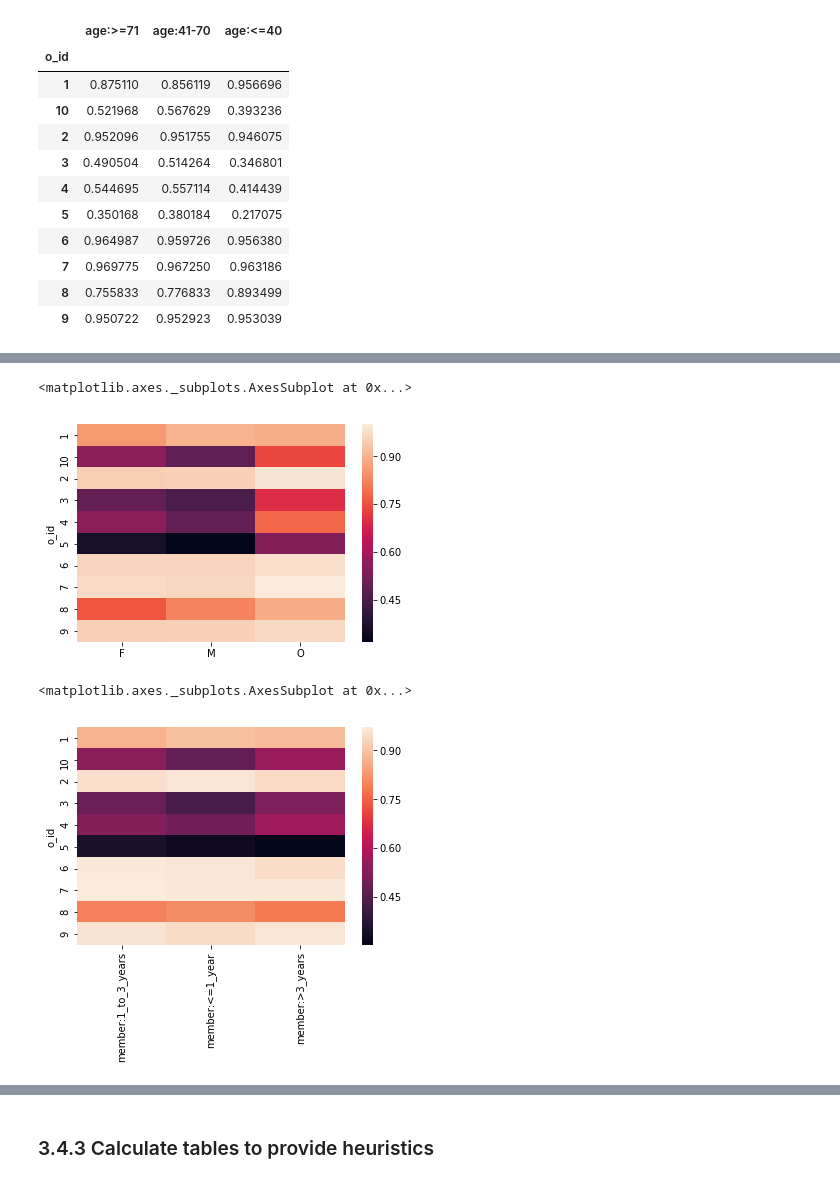
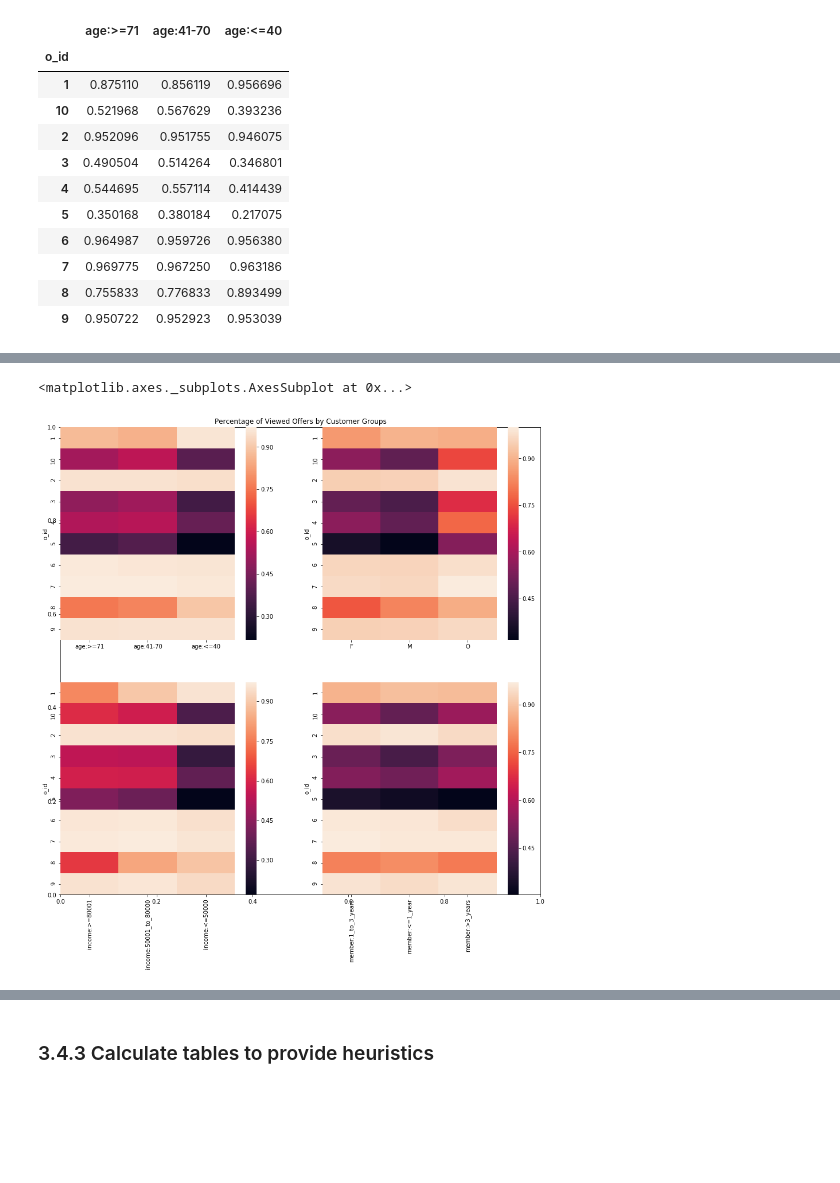
Before and after one commit to cr8zysheila/Starbucks, a Jupyter notebook: Starbucks_Capstone_notebook.ipynb, the cells around one changed output, grey strips where cells are left out. Saved outputs shown, nothing was run; the diff lists cells and outputs as text; code cells hidden in the pictures; blank space fills up the shorter version.

```diff
--- a/Starbucks_Capstone_notebook.ipynb
+++ b/Starbucks_Capstone_notebook.ipynb
@@ -716,10 +735,15 @@ sns.heatmap(heatmap_grid(offer_received, 'o_id', 'income', 'viewed'))
-# %%
-sns.heatmap(heatmap_grid(offer_received, 'o_id', 'gender', 'viewed'))
-# %% [output]
-<matplotlib.axes._subplots.AxesSubplot at 0x...>
-[figure, removed]
-# %%
-sns.heatmap(heatmap_grid(offer_received, 'o_id', 'member_months', 'viewed'))
-# %% [output]
-<matplotlib.axes._subplots.AxesSubplot at 0x...>
-[figure, removed]
+# %%
+fig = plt.figure(figsize=(15,15))
+plt.title("Percentage of Viewed Offers by Customer Groups")
+ax1 = fig.add_subplot(221)
+ax2 = fig.add_subplot(222)
+ax3 = fig.add_subplot(223)
+ax4 = fig.add_subplot(224)
+
+sns.heatmap(heatmap_grid(offer_received, 'o_id', 'age', 'viewed'), ax = ax1)
+sns.heatmap(heatmap_grid(offer_received, 'o_id', 'gender', 'viewed'), ax = ax2)
+sns.heatmap(heatmap_grid(offer_received, 'o_id', 'income', 'viewed'), ax = ax3)
+sns.heatmap(heatmap_grid(offer_received, 'o_id', 'member_months', 'viewed'), ax = ax4)
+# %% [output]
+<matplotlib.axes._subplots.AxesSubplot at 0x...>
+[figure, added]
```
Also changed, not shown: parts of 39 cells of this notebook, 1 other file.
